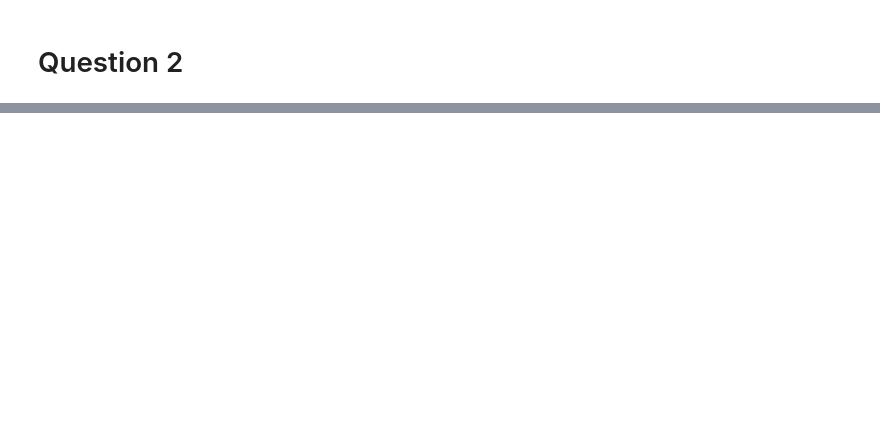
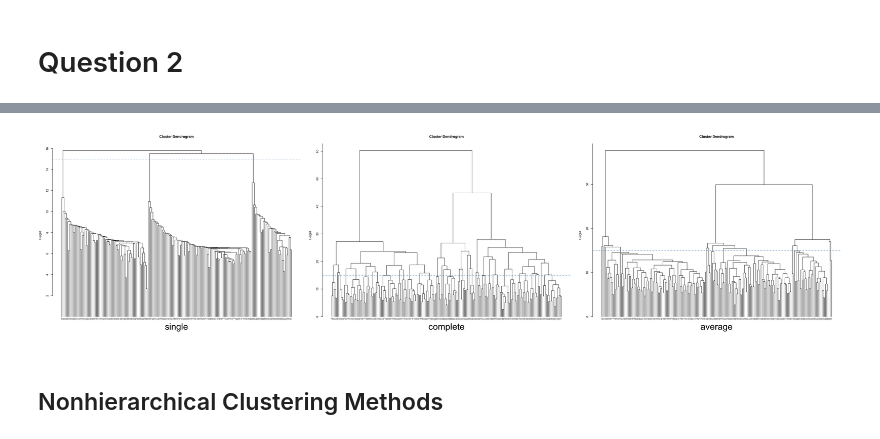
Before and after one commit to AlexWiigs/Code, a Jupyter notebook: STAT 553 Final/STAT_553_Question2.ipynb, the cells around one changed output, grey strips where cells are left out. Saved outputs shown, nothing was run; the diff lists cells and outputs as text; code cells hidden in the pictures; blank space fills up the shorter version.

```diff
--- a/STAT 553 Final/STAT_553_Question2.ipynb
+++ b/STAT 553 Final/STAT_553_Question2.ipynb
@@ -17,0 +39,12 @@ A data.frame: 6 × 10
+# %%
+distance <- "manhattan"
+par(mfrow = c(1, 3))
+options(repr.plot.width = 30, repr.plot.height = 8)
+for (i in 1:length(cluster_method)) {
+    graph( cluster(distance, cluster_method[i] ) )
+    title(sub = cluster_method[i], line = 0, cex.sub = 3)
+    abline(h = 15, col = "steelblue", lty = 2)}
+# %% [output]
+[figure, added]
+# %% [markdown]
+## Nonhierarchical Clustering Methods
```
Also changed, not shown: parts of 6 cells of this notebook, 2 other files.
